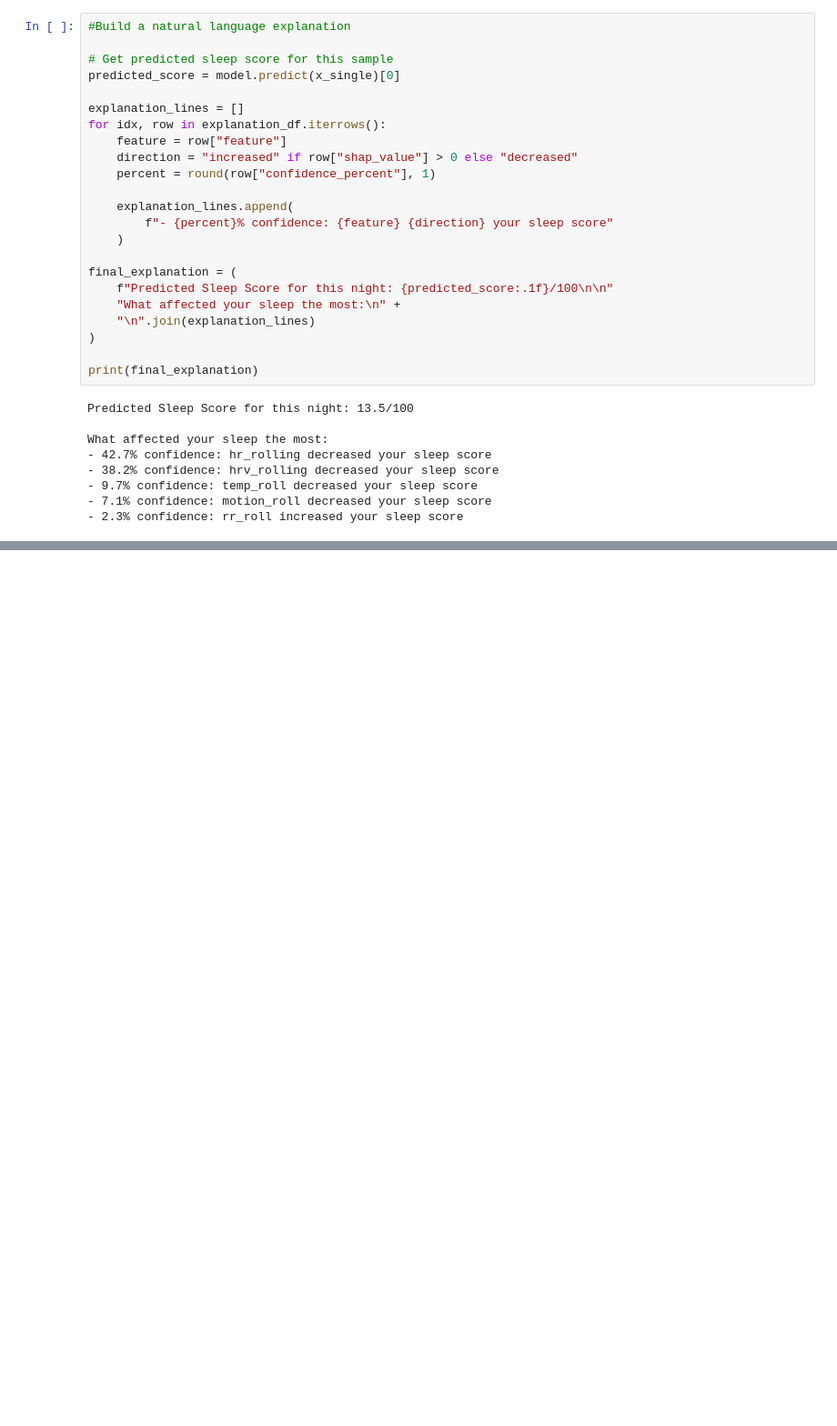
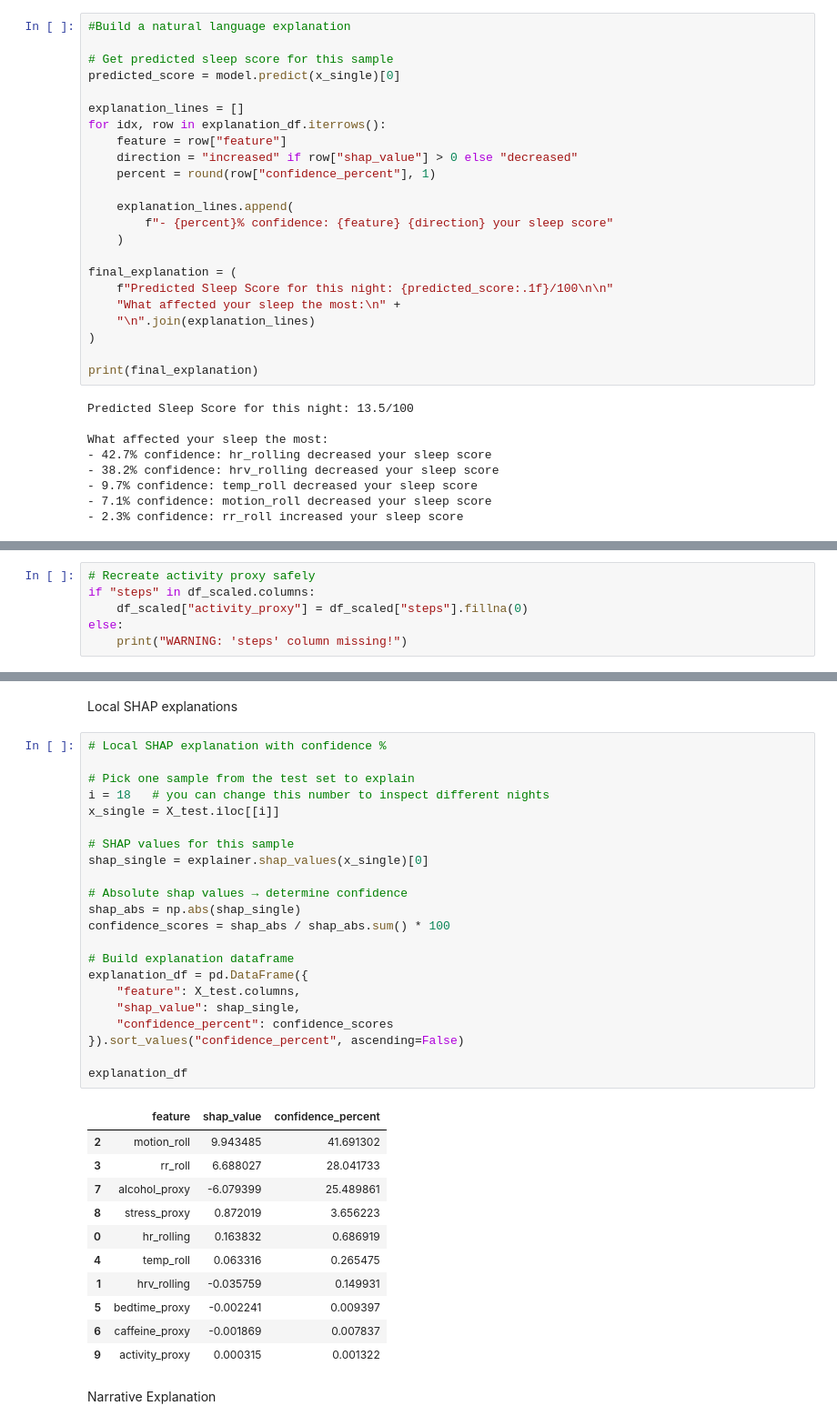
Before and after one commit to yuvanarvind/Duke-AI-XAI, a Jupyter notebook: final-project/Sleep_Analysis_Final_Project.ipynb, the cells around one changed output, grey strips where cells are left out. Shown at 91% size. Cells and saved outputs as stored; diff of their text form; blank space fills up the shorter version.

```diff
--- a/final-project/Sleep_Analysis_Final_Project.ipynb
+++ b/final-project/Sleep_Analysis_Final_Project.ipynb
@@ -352,0 +399,6 @@ What affected your sleep the most:
+# %%
+# Recreate activity proxy safely
+if "steps" in df_scaled.columns:
+    df_scaled["activity_proxy"] = df_scaled["steps"].fillna(0)
+else:
+    print("WARNING: 'steps' column missing!")
@@ -352,0 +498,38 @@ What affected your sleep the most:
+# %% [markdown]
+Local SHAP explanations
+# %%
+# Local SHAP explanation with confidence %
+
+# Pick one sample from the test set to explain
+i = 18   # you can change this number to inspect different nights
+x_single = X_test.iloc[[i]]
+
+# SHAP values for this sample
+shap_single = explainer.shap_values(x_single)[0]
+
+# Absolute shap values → determine confidence
+shap_abs = np.abs(shap_single)
+confidence_scores = shap_abs / shap_abs.sum() * 100
+
+# Build explanation dataframe
+explanation_df = pd.DataFrame({
+    "feature": X_test.columns,
+    "shap_value": shap_single,
+    "confidence_percent": confidence_scores
+}).sort_values("confidence_percent", ascending=False)
+
+explanation_df
+# %% [output]
+|  | feature | shap_value | confidence_percent |
+| 2 | motion_roll | 9.943485 | 41.691302 |
+| 3 | rr_roll | 6.688027 | 28.041733 |
+| 7 | alcohol_proxy | -6.079399 | 25.489861 |
+| 8 | stress_proxy | 0.872019 | 3.656223 |
+| 0 | hr_rolling | 0.163832 | 0.686919 |
+| 4 | temp_roll | 0.063316 | 0.265475 |
+| 1 | hrv_rolling | -0.035759 | 0.149931 |
+| 5 | bedtime_proxy | -0.002241 | 0.009397 |
+| 6 | caffeine_proxy | -0.001869 | 0.007837 |
+| 9 | activity_proxy | 0.000315 | 0.001322 |
+# %% [markdown]
+Narrative Explanation
```
Also changed, not shown: parts of 21 cells of this notebook.
